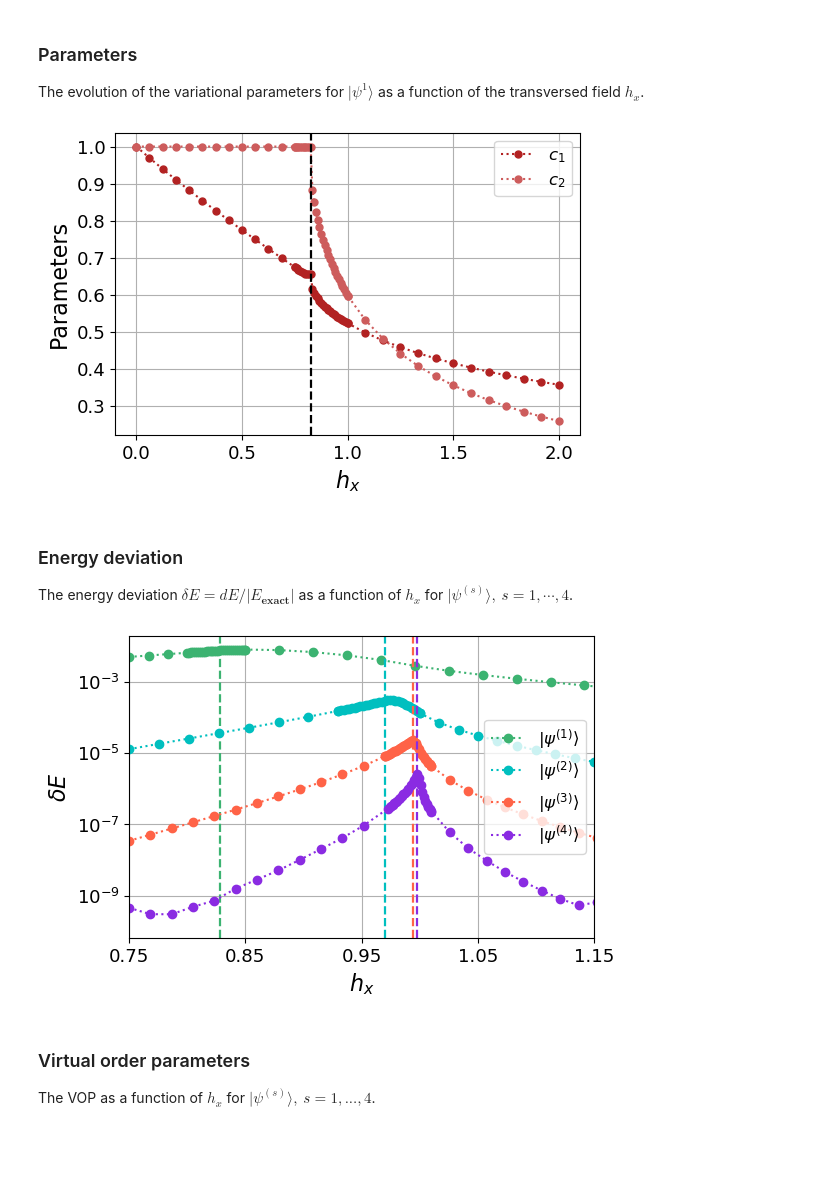
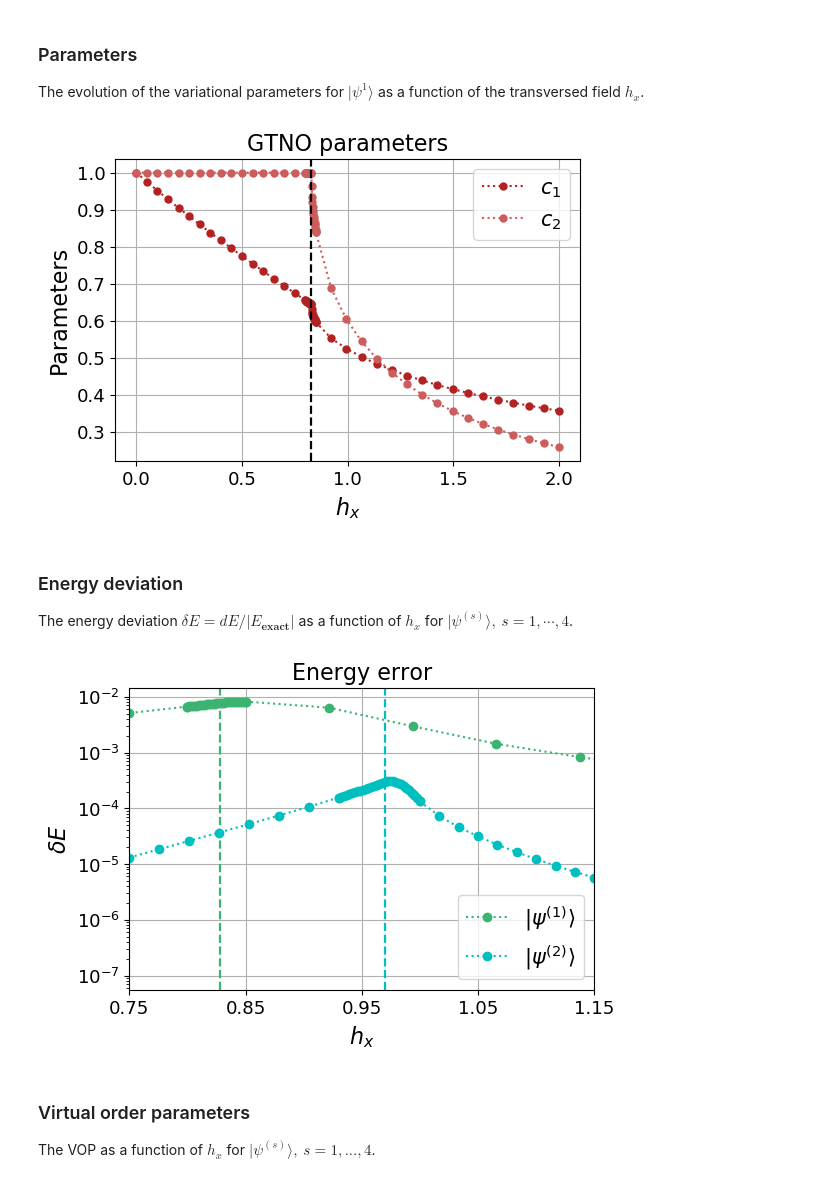
Before and after one commit to j9263178/gtno1D, a Jupyter notebook: tfim_plots.ipynb, the cells around one changed output. Drawn from its saved outputs; the diff is of its cells as text; code cells hidden in the pictures; blank space fills up the shorter version.

```diff
--- a/tfim_plots.ipynb
+++ b/tfim_plots.ipynb
@@ -7,7 +7,7 @@ import matplotlib.pyplot as plt
 
 labelfontsize = 16
 tickfontsize = 13
-legendfontsize = 12
+legendfontsize = 15
 colors = ["mediumseagreen", "c", "tomato", "blueviolet", "r"]
 labels = [r'$| \psi^{(1)} \rangle$',r'$| \psi^{(2)} \rangle$',r'$| \psi^{(3)} \rangle$',r'$| \psi^{(4)} \rangle$',r'$| \psi^{(5)} \rangle$']
 cgs = [0.828, 0.970, 0.994, 0.9975, 0.9975]
@@ -17,49 +17,48 @@ dpi = 100
 ### Parameters
 The evolution of the variational parameters for $|\psi^{1} \rangle$ as a function of the transversed field $h_x$.
 # %%
+
 import matplotlib as mpl
 G1cs = np.loadtxt("datas/tfim_numG1_cs.txt")
 fig, ax = plt.subplots(dpi = dpi)
 colors_cs = [0, 'grey', 'firebrick','indianred','darkgreen','mediumseagreen']
 
-plt.plot(G1cs[:, 0], G1cs[:, 2]/(1+G1cs[:, 4]), marker = 'o' , markersize = 5, linestyle = ':', label = r"$c_1$", color = colors_cs[2])
-plt.plot(G1cs[:, 0], (G1cs[:, 3]+G1cs[:, 5]/3)/(1+G1cs[:, 4]), marker = 'o' , linestyle = ':',markersize = 5, label = r"$c_2$", color = colors_cs[3])
+plt.plot(G1cs[:, 0], G1cs[:, 1]/(1+G1cs[:, 3]), marker = 'o' , markersize = 5, linestyle = ':', label = r"$c_1$", color = colors_cs[2])
+plt.plot(G1cs[:, 0], (G1cs[:, 2]+G1cs[:, 4]/3)/(1+G1cs[:, 3]), marker = 'o' , linestyle = ':',markersize = 5, label = r"$c_2$", color = colors_cs[3])
 ax.axvline(cgs[0], color = 'k', linestyle = '--', linewidth = avlinewidth)
+plt.title("GTNO parameters", fontsize = labelfontsize)
 plt.ylabel("Parameters", fontsize = labelfontsize)
 plt.xlabel("$h_x$",fontsize = labelfontsize)
 plt.xticks(fontsize = tickfontsize)
 plt.yticks(fontsize = tickfontsize)
 plt.legend(fontsize = legendfontsize)
 ax.xaxis.set_ticks([0, 0.5, 1.00, 1.50, 2.00])
 plt.grid()
 plt.show()
 # %% [output]
-[figure, old version]
+[figure, new version]
 # %% [markdown]
 ### Energy deviation
 The energy deviation $\delta E = dE/|E_{\textbf{exact}}|$ as a function of $h_x$ for $|\psi^{(s)}\rangle,\ s = 1,\cdots,4$.
 # %%
-
-datas = [np.loadtxt("datas/tfim_numG1_obs.txt"),
-         np.loadtxt("datas/tfim_numG2_obs.txt"),
-         np.loadtxt("datas/tfim_numG3_obs.txt"),
-         np.loadtxt("datas/tfim_numG4_obs.txt")]
+datas = [np.loadtxt("datas/tfim_numG1_obs.txt"), np.loadtxt("datas/tfim_numG2_obs.txt")]
 fig, ax = plt.subplots(dpi = dpi)
 for i in range(len(datas)):
     plt.plot(datas[i][:, 0], datas[i][:, 2], marker = 'o', label = labels[i], color = colors[i], linewidth = 1.5, linestyle = ':')
     ax.axvline(cgs[i], color = colors[i], linestyle = '--', linewidth = avlinewidth)
+plt.title("Energy error", fontsize = labelfontsize)
 plt.xlabel("$h_x$", fontsize = labelfontsize)
 plt.ylabel(r"$\delta E$", fontsize = labelfontsize)
 plt.yscale('log')
 plt.xlim(0.75, 1.15)
 plt.xticks(fontsize = tickfontsize)
 plt.yticks(fontsize = tickfontsize)
-plt.legend(fontsize = legendfontsize, loc = 'center right')
+plt.legend(fontsize = legendfontsize, loc = 'lower right')
 ax.xaxis.set_ticks([0.75, 0.85, 0.95, 1.05, 1.15])
 plt.grid()
 plt.show()
 # %% [output]
-[figure, old version]
+[figure, new version]
 # %% [markdown]
 ### Virtual order parameters
 The VOP as a function of $h_x$ for $|\psi^{(s)}\rangle,\ s = 1,...,4$.
```
Also changed, not shown: parts of 2 cells of this notebook, 14 other files.
